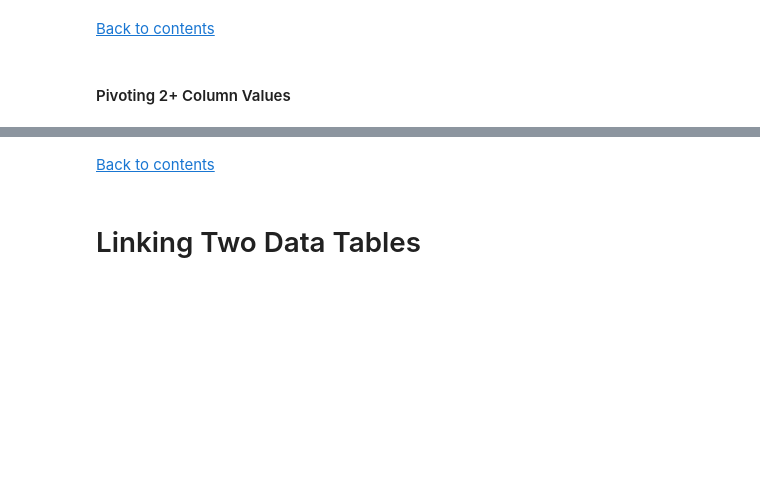
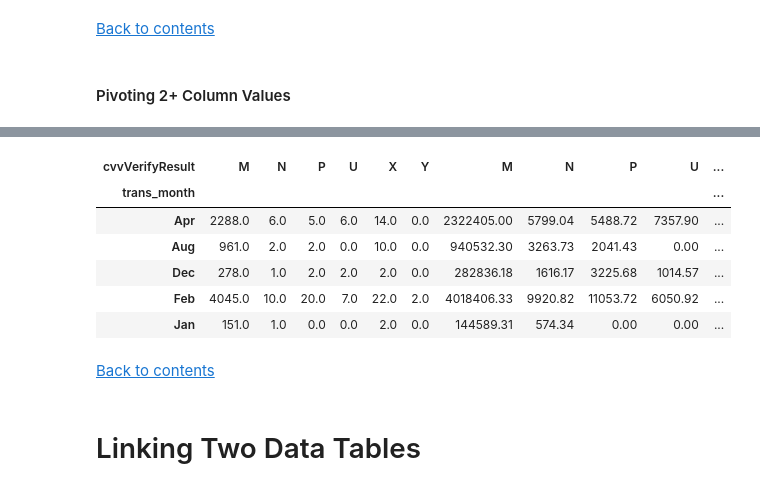
Before and after one commit to steed360/Data-Wrangling-And-Visualisation-Toolkits, a Jupyter notebook: Data_Manipulation_Toolkit_Python.ipynb, the cells around one changed output, grey strips where cells are left out. Drawn from its saved outputs; the diff is of its cells as text; code cells hidden in the pictures; blank space fills up the shorter version.

```diff
--- a/Data_Manipulation_Toolkit_Python.ipynb
+++ b/Data_Manipulation_Toolkit_Python.ipynb
@@ -1148,0 +1160,4 @@ df_piv.head(5)
+# %%
+df_piv = df_agg.reset_index().pivot( index='trans_month' , columns='cvvVerifyResult',
+            values= ['num_trans', 'sum_trans']    ).fillna(0)
+df_piv.head(5)
@@ -1149,3 +1173,14 @@ df_piv.head(5)
+# %%
+df_piv.columns = df_piv.columns.droplevel(0)
+df_piv.head()
+# %% [output]
+| cvvVerifyResult | M | N | P | U | X | Y | M | N | P | U | ... |
+| trans_month |  |  |  |  |  |  |  |  |  |  | ... |
+| Apr | 2288.0 | 6.0 | 5.0 | 6.0 | 14.0 | 0.0 | 2322405.00 | 5799.04 | 5488.72 | 7357.90 | ... |
+| Aug | 961.0 | 2.0 | 2.0 | 0.0 | 10.0 | 0.0 | 940532.30 | 3263.73 | 2041.43 | 0.00 | ... |
+| Dec | 278.0 | 1.0 | 2.0 | 2.0 | 2.0 | 0.0 | 282836.18 | 1616.17 | 3225.68 | 1014.57 | ... |
+| Feb | 4045.0 | 10.0 | 20.0 | 7.0 | 22.0 | 2.0 | 4018406.33 | 9920.82 | 11053.72 | 6050.92 | ... |
+| Jan | 151.0 | 1.0 | 0.0 | 0.0 | 2.0 | 0.0 | 144589.31 | 574.34 | 0.00 | 0.00 | ... |
 # %% [markdown]
 [Back to contents](#Home)
 # %% [markdown]
```
Also changed, not shown: parts of 5 cells of this notebook.
